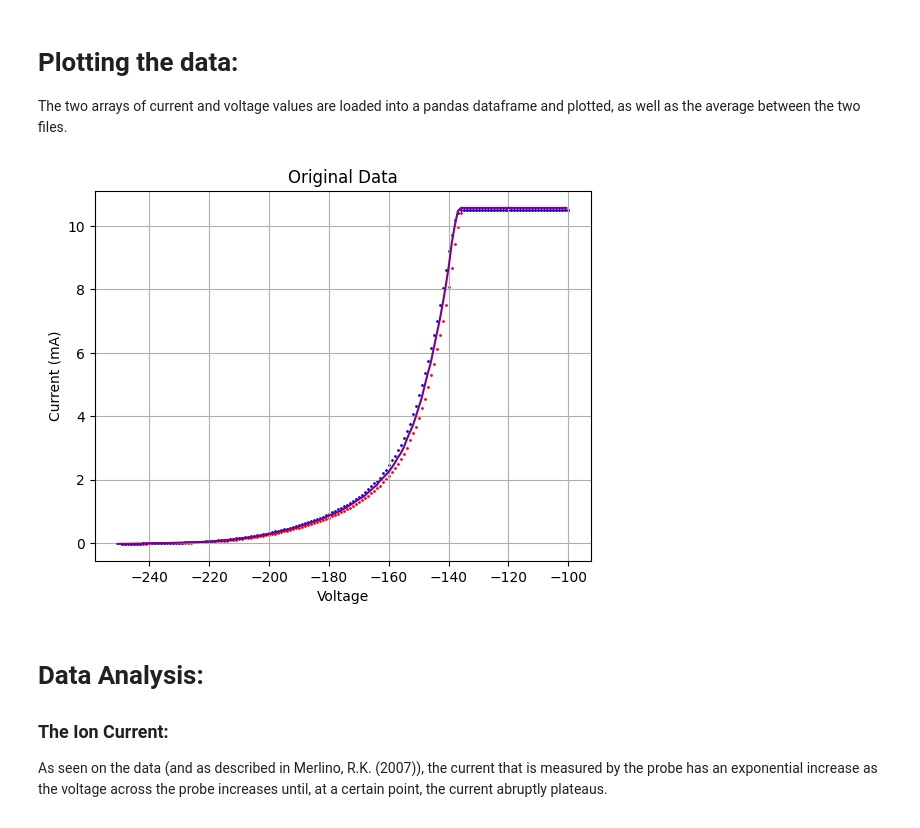
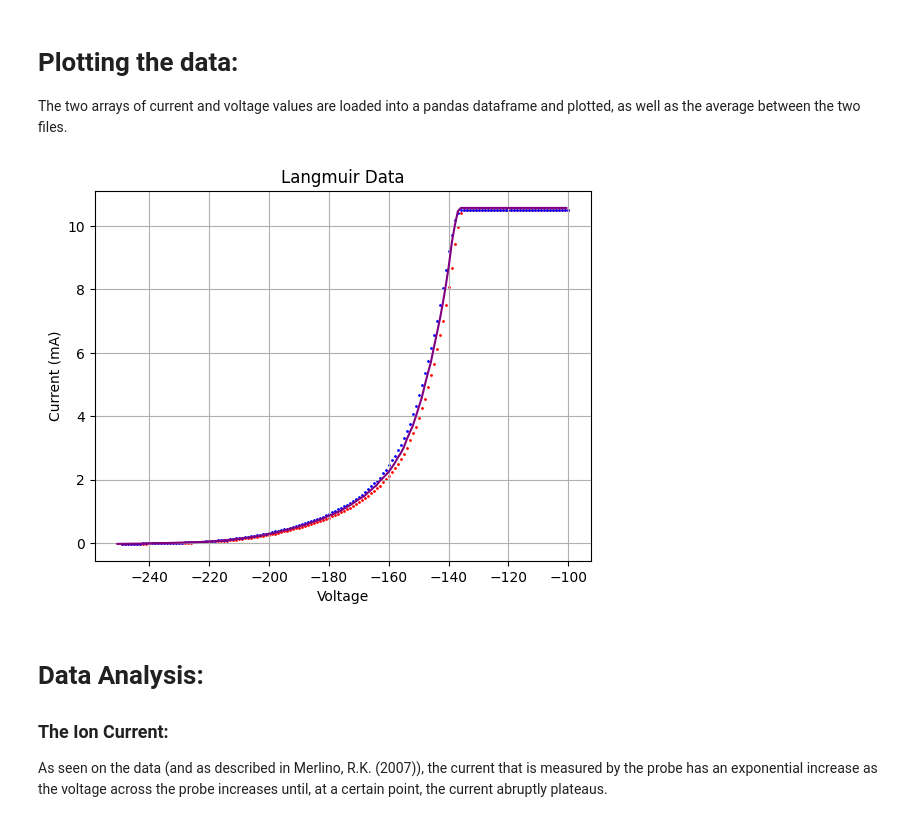
Before and after one commit to maraMaraschino/Adv-Lab, a Jupyter notebook: Langmuir Probe Experiment/langmuir_probe.ipynb, the cells around one changed output. Cells and saved outputs as stored; diff of their text form; code cells hidden in the pictures.

```diff
--- a/Langmuir Probe Experiment/langmuir_probe.ipynb
+++ b/Langmuir Probe Experiment/langmuir_probe.ipynb
@@ -19,33 +19,34 @@ The two arrays of current and voltage values are loaded into a pandas dataframe
 # %%
 import pandas as pd
 import matplotlib.pyplot as plt
 import numpy as np
 
 plasma_data1 = pd.read_csv('data/langmuirprobe1.csv')
 plasma_data2 = pd.read_csv('data/langmuirprobe2.csv')
 # 3rd data file doesn't include the plateau
 #plasma_data3 = pd.read_csv('data/langmuirprobe3.csv')
 x1 = plasma_data1.iloc[:,0]
 y1 = plasma_data1.iloc[:,1] * 10e3
 
 x2 = plasma_data2.iloc[:,0]
 y2 = plasma_data2.iloc[:,1] * 10e3
 
 x_avg = x1 + x2 / len(x1)
 x_avg = np.array(x_avg, dtype=np.float64)
 y_avg = y1 + y2 / len(y1)
 y_avg = np.array(y_avg, dtype=np.float64)
 
 plt.scatter(x1, y1, s=1, c='red')
 plt.scatter(x2, y2, s=1, c='blue')
 plt.plot(x_avg, y_avg, c='purple')
 plt.xlabel('Voltage')
 plt.ylabel('Current (mA)')
-plt.title('Original Data')
+plt.title('Langmuir Data')
+plt.savefig('Langmuir Data.png')
 plt.grid(True)
 plt.show()
 # %% [output]
-[figure, old version]
+[figure, new version]
 # %% [markdown]
 # Data Analysis:
 ### The Ion Current:
```
Also changed, not shown: parts of 1 cell of this notebook, 1 other file.
